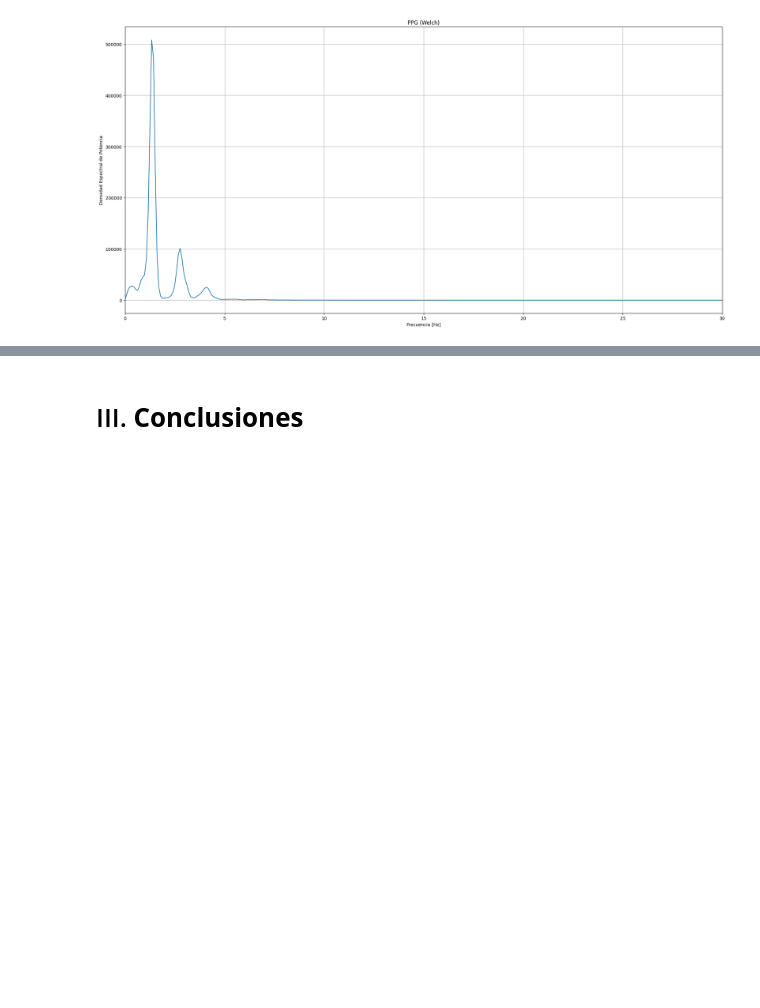
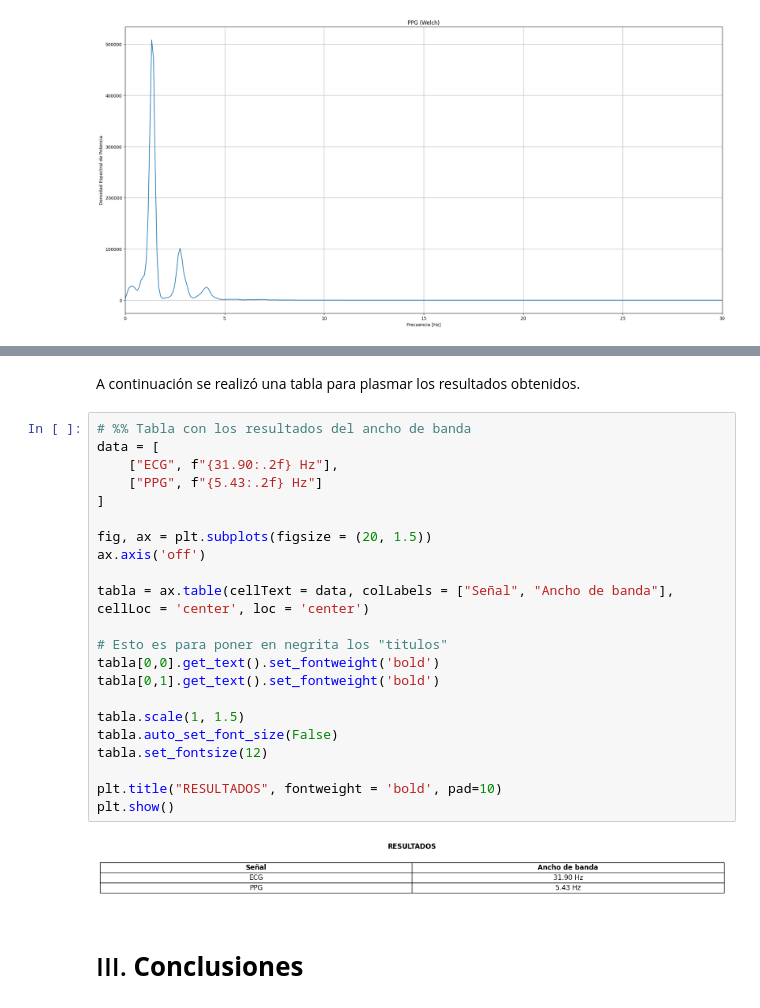
Before and after one commit to LolaPampin07/TS5, a Jupyter notebook: ts5.ipynb, the cells around one changed output, grey strips where cells are left out. Cells and saved outputs as stored; diff of their text form; blank space fills up the shorter version.

```diff
--- a/ts5.ipynb
+++ b/ts5.ipynb
@@ -241,2 +294,28 @@ plt.show()
+# %% [markdown]
+A continuación se realizó una tabla para plasmar los resultados obtenidos.
+# %%
+# %% Tabla con los resultados del ancho de banda
+data = [
+    ["ECG", f"{31.90:.2f} Hz"],
+    ["PPG", f"{5.43:.2f} Hz"]
+]
+
+fig, ax = plt.subplots(figsize = (20, 1.5))
+ax.axis('off')
+
+tabla = ax.table(cellText = data, colLabels = ["Señal", "Ancho de banda"], cellLoc = 'center', loc = 'center')
+
+# Esto es para poner en negrita los "titulos"
+tabla[0,0].get_text().set_fontweight('bold')
+tabla[0,1].get_text().set_fontweight('bold')
+
+tabla.scale(1, 1.5)
+tabla.auto_set_font_size(False)
+tabla.set_fontsize(12)
+
+plt.title("RESULTADOS", fontweight = 'bold', pad=10)
+plt.show()
+# %% [output]
+[figure, added]
 # %% [markdown]
 # III. **Conclusiones**
```
Also changed, not shown: parts of 5 cells of this notebook, 1 other file.
